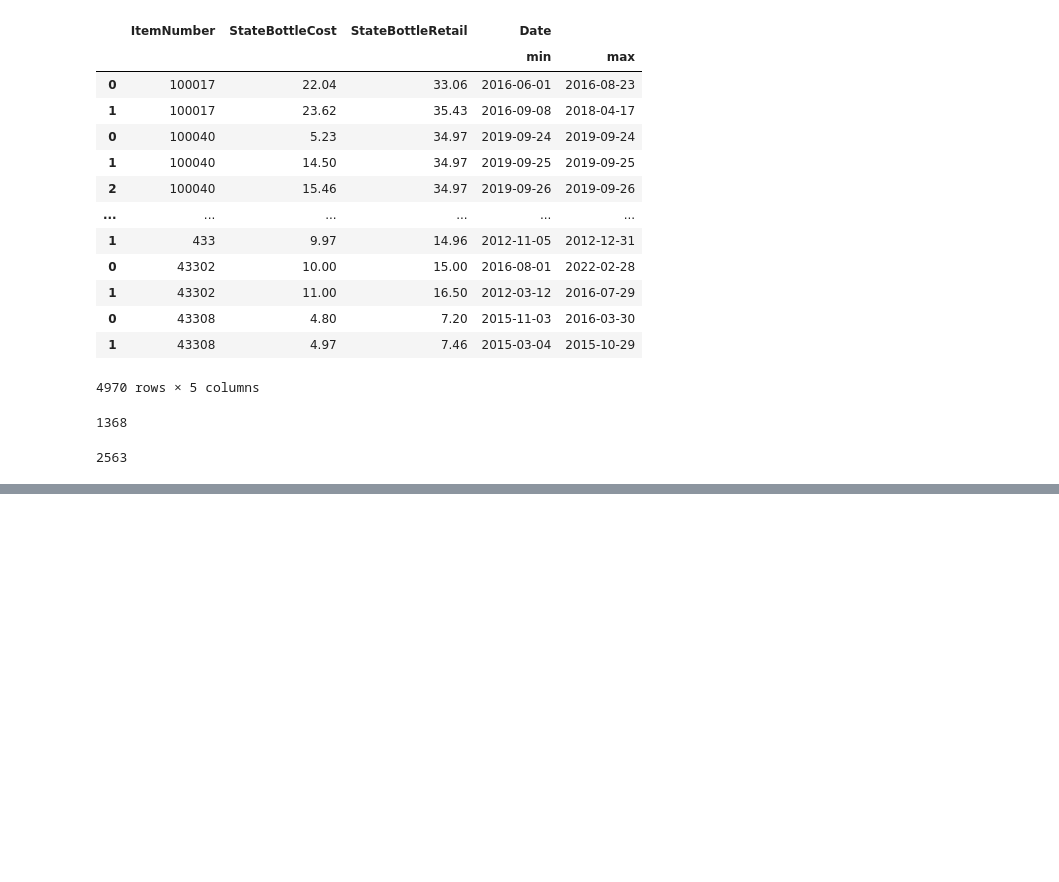
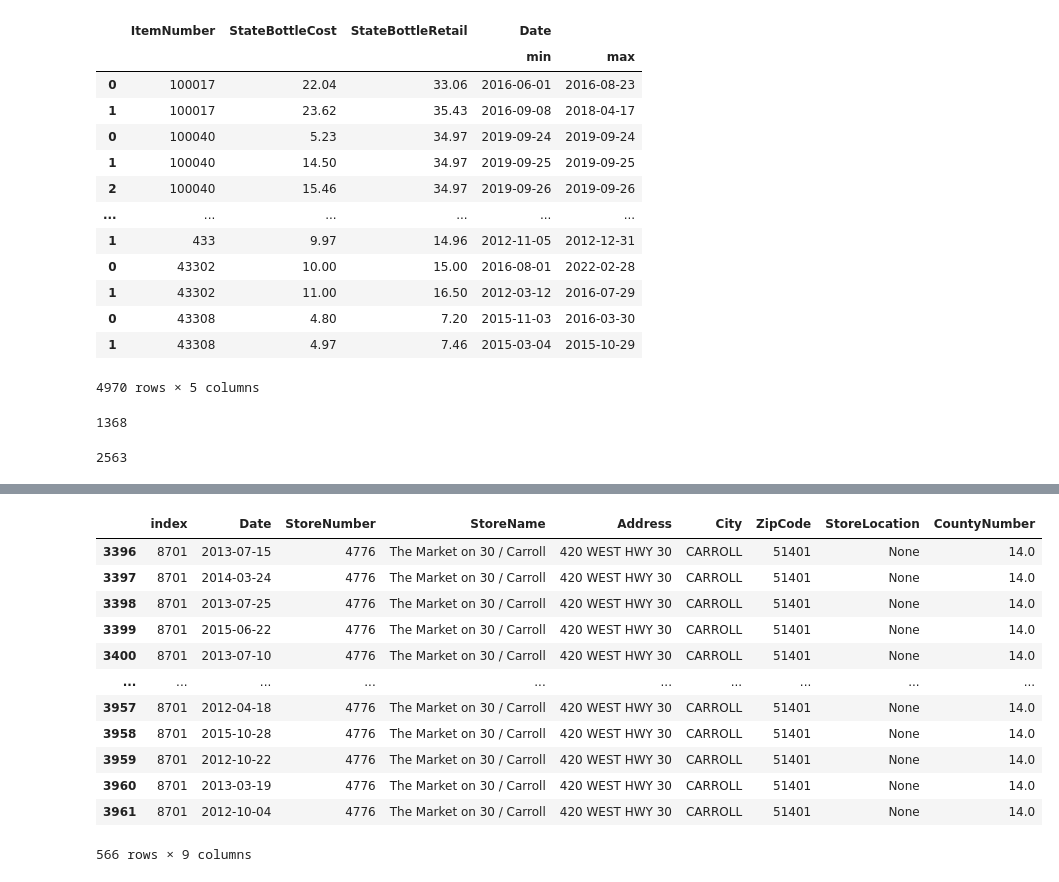
Before and after one commit to saudino480/liquor_capstone_ex, a Jupyter notebook: split_db.ipynb, the cells around one changed output, grey strips where cells are left out. Drawn from its saved outputs; the diff is of its cells as text; code cells hidden in the pictures; blank space fills up the shorter version.

```diff
--- a/split_db.ipynb
+++ b/split_db.ipynb
@@ -413,0 +536,16 @@ len(trimmed)
+# %%
+date_ddf[date_ddf.StoreNumber == 4776]
+# %% [output]
+|  | index | Date | StoreNumber | StoreName | Address | City | ZipCode | StoreLocation | CountyNumber |
+| 3396 | 8701 | 2013-07-15 | 4776 | The Market on 30 / Carroll | 420 WEST HWY 30 | CARROLL | 51401 | None | 14.0 |
+| 3397 | 8701 | 2014-03-24 | 4776 | The Market on 30 / Carroll | 420 WEST HWY 30 | CARROLL | 51401 | None | 14.0 |
+| 3398 | 8701 | 2013-07-25 | 4776 | The Market on 30 / Carroll | 420 WEST HWY 30 | CARROLL | 51401 | None | 14.0 |
+| 3399 | 8701 | 2015-06-22 | 4776 | The Market on 30 / Carroll | 420 WEST HWY 30 | CARROLL | 51401 | None | 14.0 |
+| 3400 | 8701 | 2013-07-10 | 4776 | The Market on 30 / Carroll | 420 WEST HWY 30 | CARROLL | 51401 | None | 14.0 |
+| ... | ... | ... | ... | ... | ... | ... | ... | ... | ... |
+| 3957 | 8701 | 2012-04-18 | 4776 | The Market on 30 / Carroll | 420 WEST HWY 30 | CARROLL | 51401 | None | 14.0 |
+| 3958 | 8701 | 2015-10-28 | 4776 | The Market on 30 / Carroll | 420 WEST HWY 30 | CARROLL | 51401 | None | 14.0 |
+| 3959 | 8701 | 2012-10-22 | 4776 | The Market on 30 / Carroll | 420 WEST HWY 30 | CARROLL | 51401 | None | 14.0 |
+| 3960 | 8701 | 2013-03-19 | 4776 | The Market on 30 / Carroll | 420 WEST HWY 30 | CARROLL | 51401 | None | 14.0 |
+| 3961 | 8701 | 2012-10-04 | 4776 | The Market on 30 / Carroll | 420 WEST HWY 30 | CARROLL | 51401 | None | 14.0 |
+566 rows × 9 columns
```
Also changed, not shown: parts of 46 cells of this notebook.
